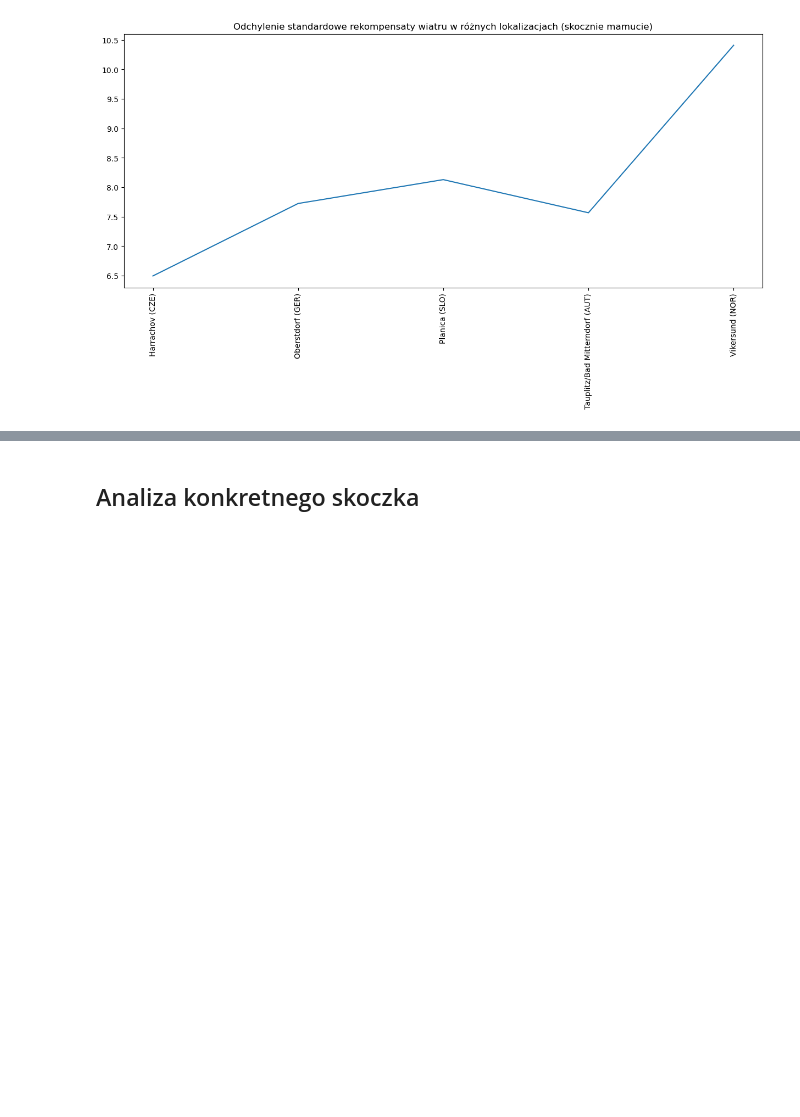
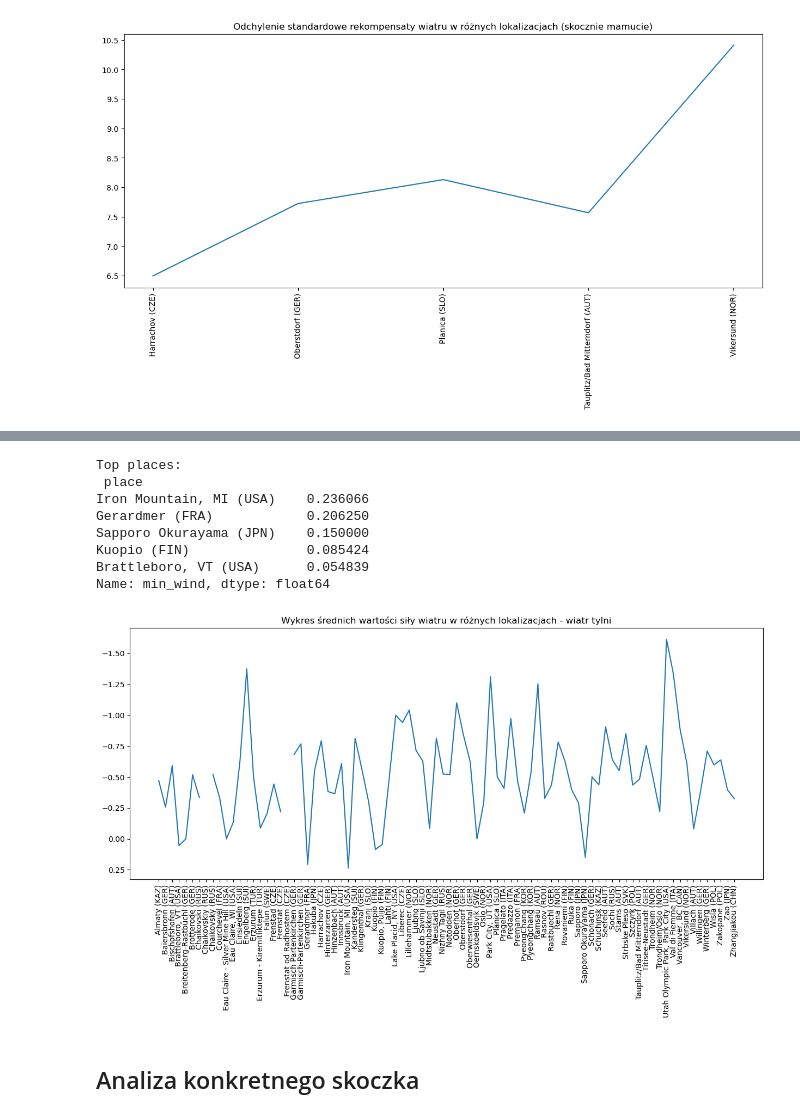
Before and after one commit to jakub-milasz/ski_jumping_analysis, a Jupyter notebook: ski_jumping.ipynb, the cells around one changed output, grey strips where cells are left out. Cells and saved outputs as stored; diff of their text form; code cells hidden in the pictures; blank space fills up the shorter version.

```diff
--- a/ski_jumping.ipynb
+++ b/ski_jumping.ipynb
@@ -137,3 +165,21 @@ Name: wind_comp, dtype: float64
+# %%
+print(f"Top places:\n {grouped_wind_back.sort_values(ascending=False).head()}")
+plt.figure(figsize=(15, 6))
+plt.plot(grouped_wind_back)
+plt.tick_params(axis='x', rotation=90)
+plt.gca().invert_yaxis()
+plt.title("Wykres średnich wartości siły wiatru w różnych lokalizacjach - wiatr tylni")
+plt.show()
+# %% [output]
+Top places:
+ place
+Iron Mountain, MI (USA)    0.236066
+Gerardmer (FRA)            0.206250
+Sapporo Okurayama (JPN)    0.150000
+Kuopio (FIN)               0.085424
+Brattleboro, VT (USA)      0.054839
+Name: min_wind, dtype: float64
+[figure, added]
 # %% [markdown]
 ## Analiza konkretnego skoczka
 # %% [markdown]
```
Also changed, not shown: parts of 4 cells of this notebook.
